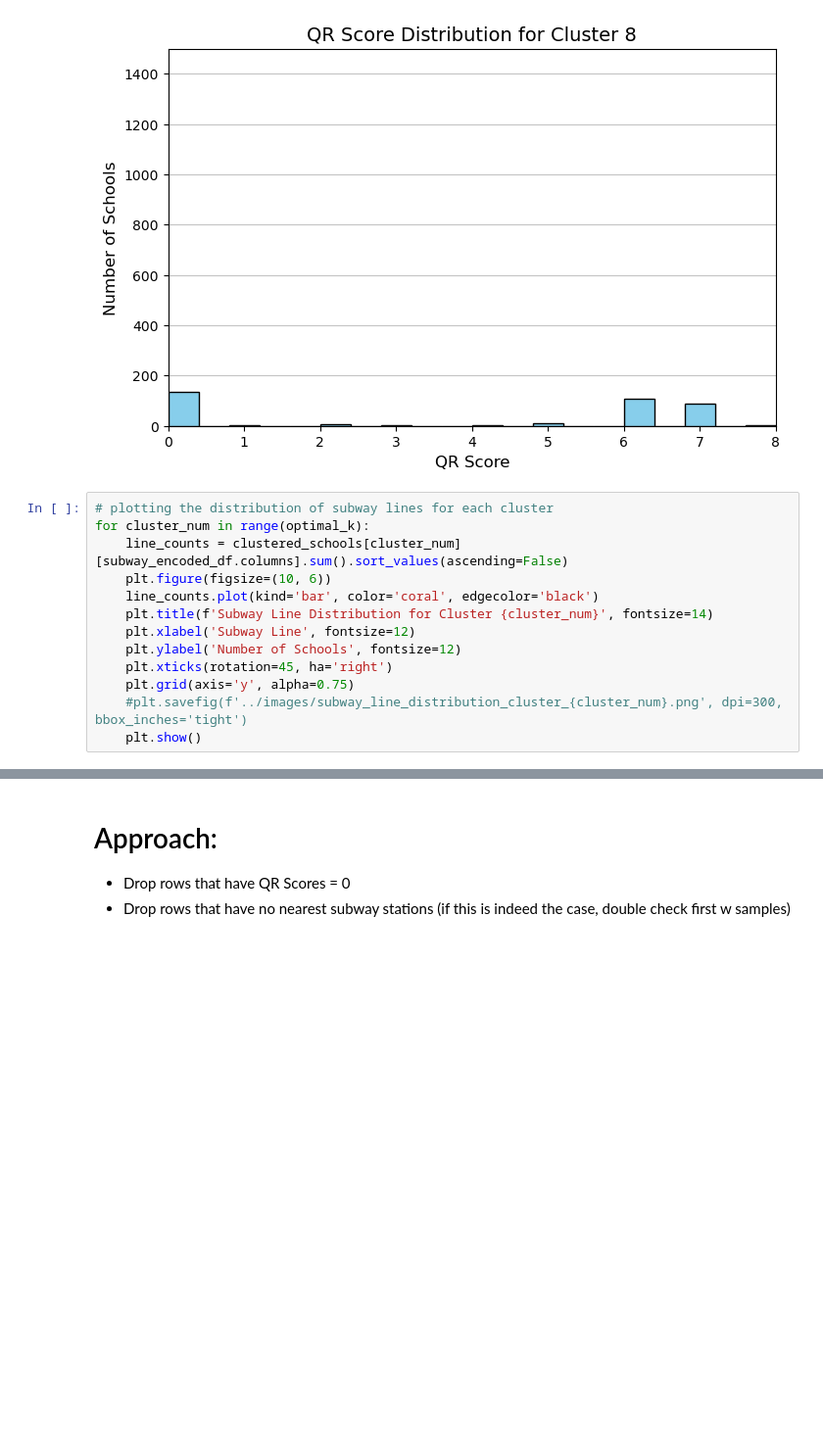
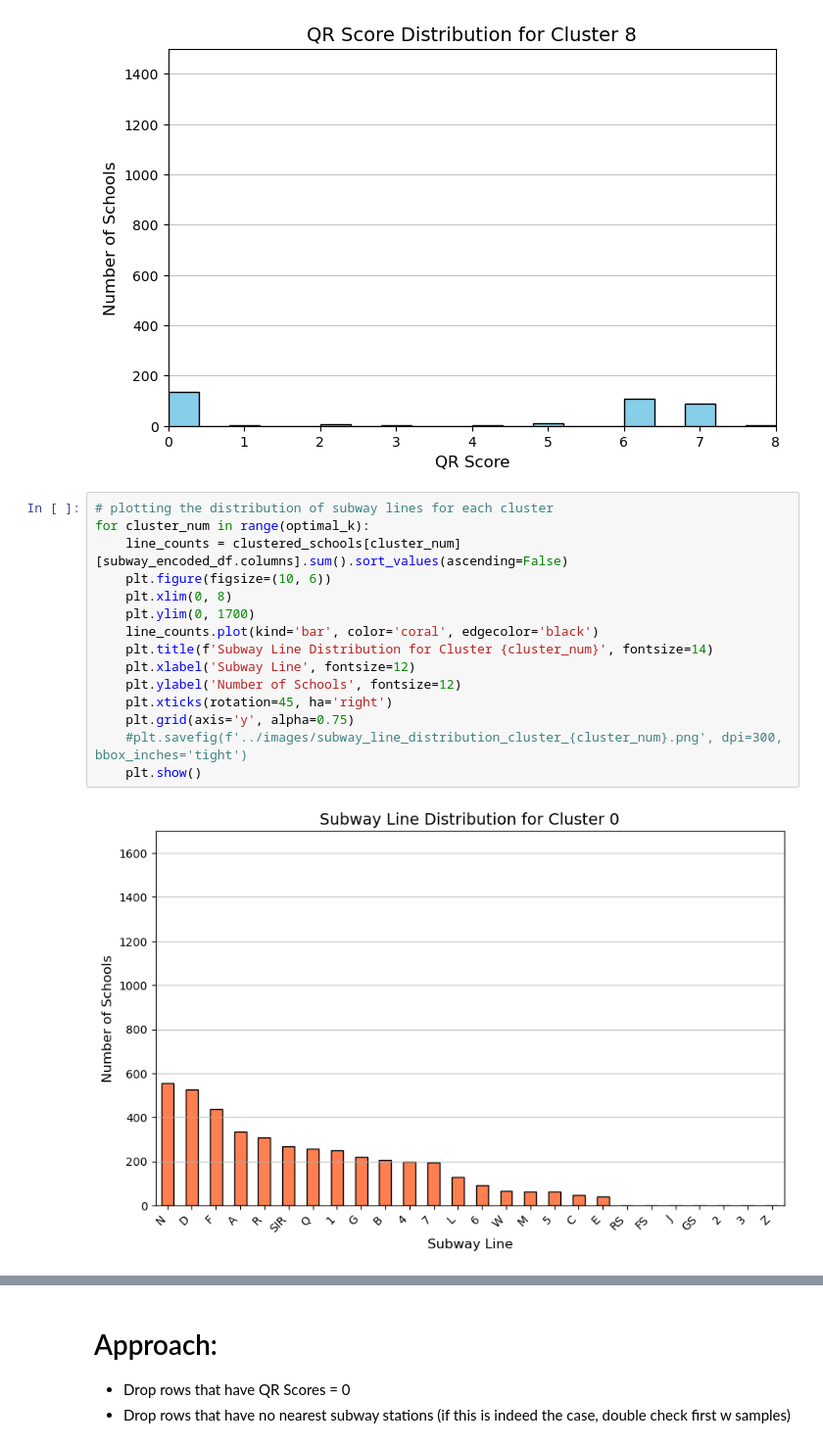
Before and after one commit to tali0n-git/NYC_Public_Schools_Analysis, a Jupyter notebook: ML_Notebooks/k-means-tests.ipynb, the cells around one changed output, grey strips where cells are left out. Shown at 98% size. Cells and saved outputs as stored; diff of their text form; blank space fills up the shorter version.

```diff
--- a/ML_Notebooks/k-means-tests.ipynb
+++ b/ML_Notebooks/k-means-tests.ipynb
@@ -505,13 +505,17 @@ for cluster_num in range(optimal_k):
 # %%
 # plotting the distribution of subway lines for each cluster
 for cluster_num in range(optimal_k):
     line_counts = clustered_schools[cluster_num][subway_encoded_df.columns].sum().sort_values(ascending=False)
     plt.figure(figsize=(10, 6))
+    plt.xlim(0, 8)
+    plt.ylim(0, 1700)
     line_counts.plot(kind='bar', color='coral', edgecolor='black')
     plt.title(f'Subway Line Distribution for Cluster {cluster_num}', fontsize=14)
     plt.xlabel('Subway Line', fontsize=12)
     plt.ylabel('Number of Schools', fontsize=12)
     plt.xticks(rotation=45, ha='right')
     plt.grid(axis='y', alpha=0.75)
     #plt.savefig(f'../images/subway_line_distribution_cluster_{cluster_num}.png', dpi=300, bbox_inches='tight')
     plt.show()
+# %% [output]
+[figure, added]
```
Also changed, not shown: parts of 1 cell of this notebook, 9 other files.
